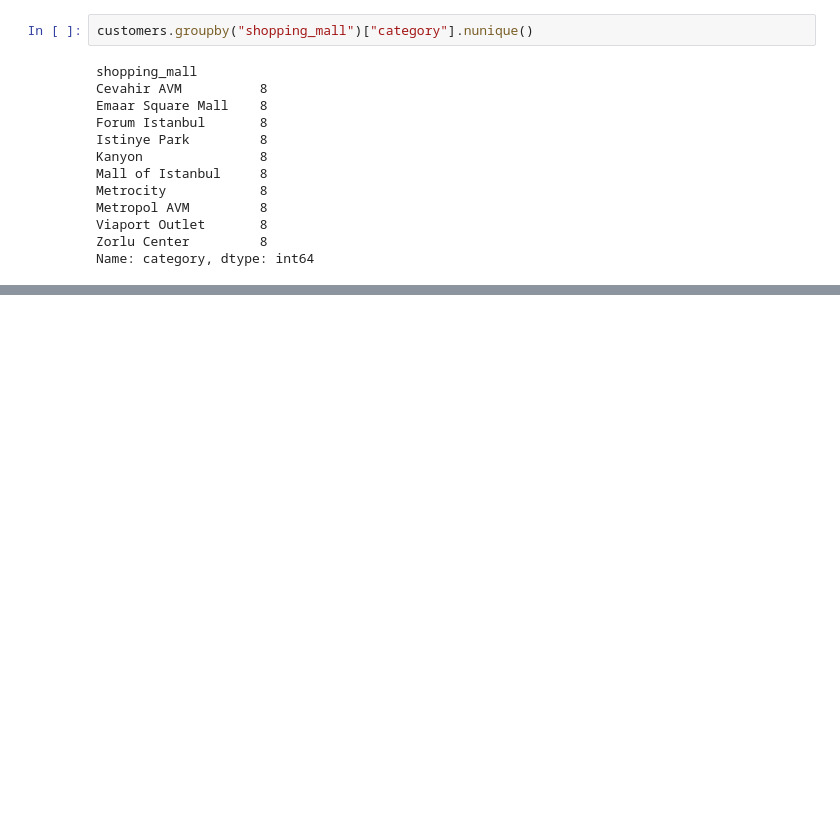
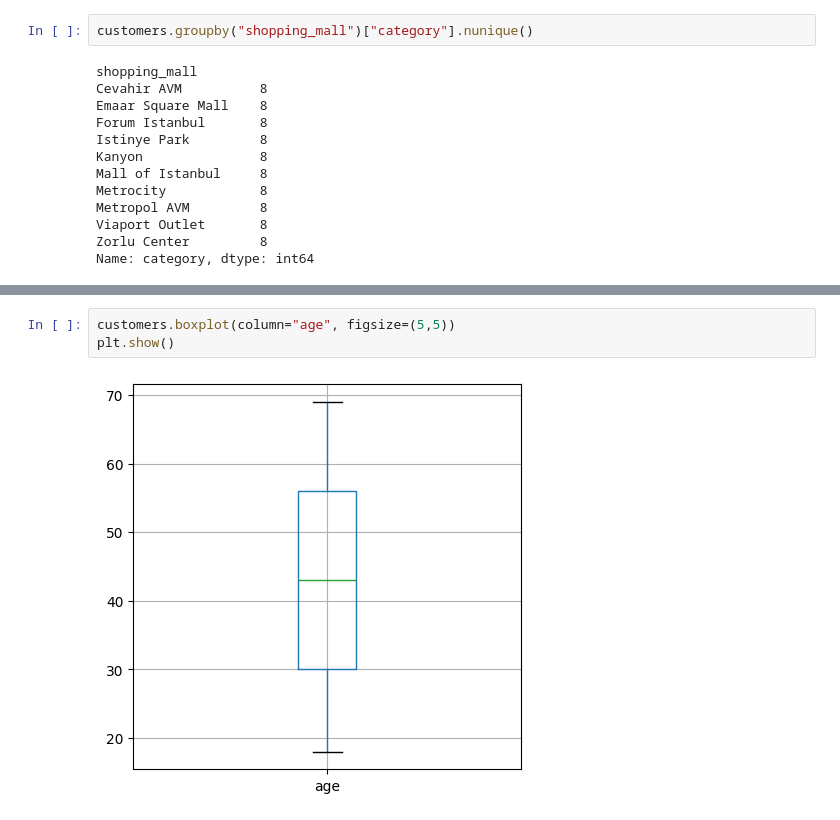
Before and after one commit to AmrMaarouf/DEPI, a Jupyter notebook: Lec8/Task_Lec8.ipynb, the cells around one changed output, grey strips where cells are left out. Drawn from its saved outputs; the diff is of its cells as text; blank space fills up the shorter version.

```diff
--- a/Lec8/Task_Lec8.ipynb
+++ b/Lec8/Task_Lec8.ipynb
@@ -293,0 +371,5 @@ Name: category, dtype: int64
+# %%
+customers.boxplot(column="age", figsize=(5,5))
+plt.show()
+# %% [output]
+[figure, added]
```
Also changed, not shown: parts of 26 cells of this notebook.
